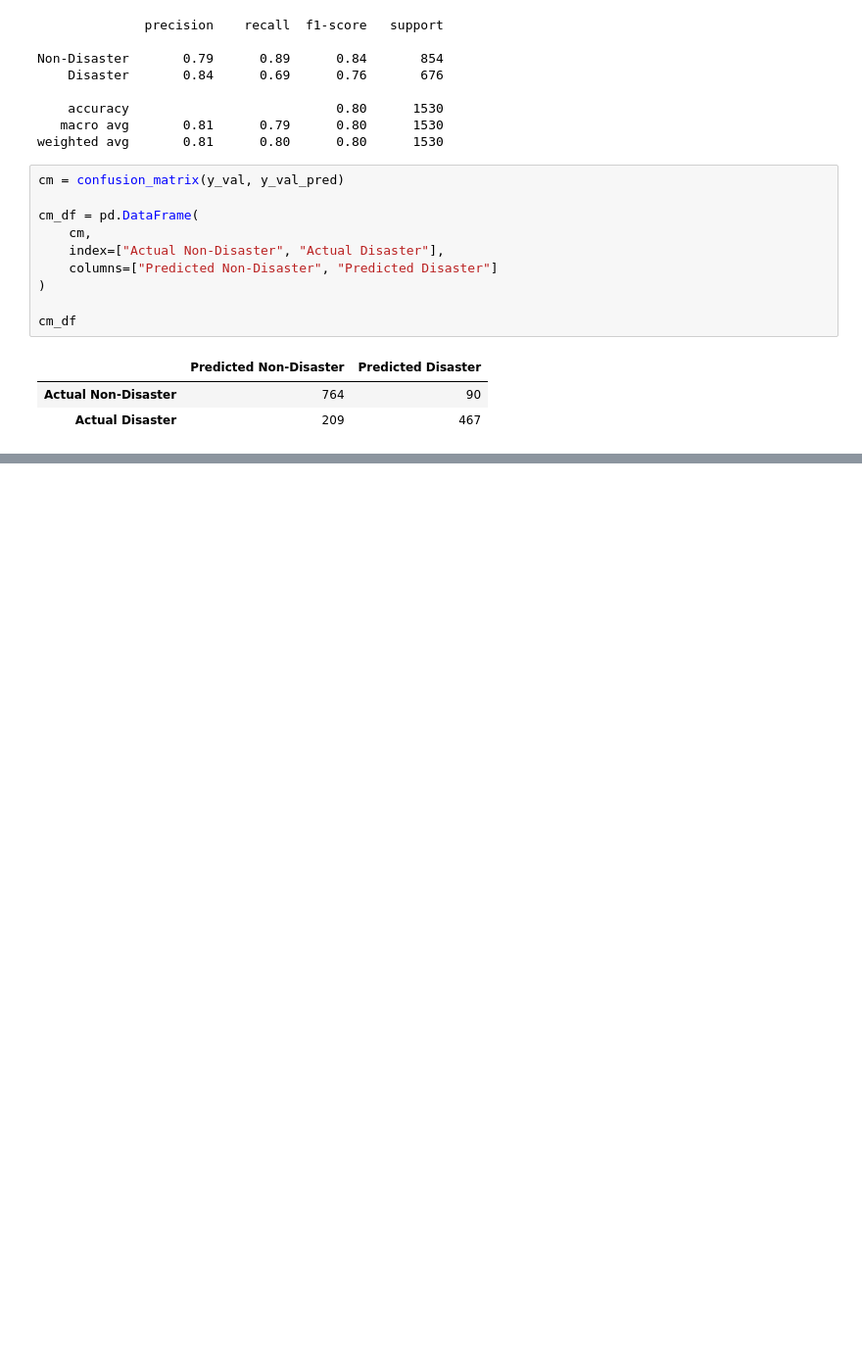
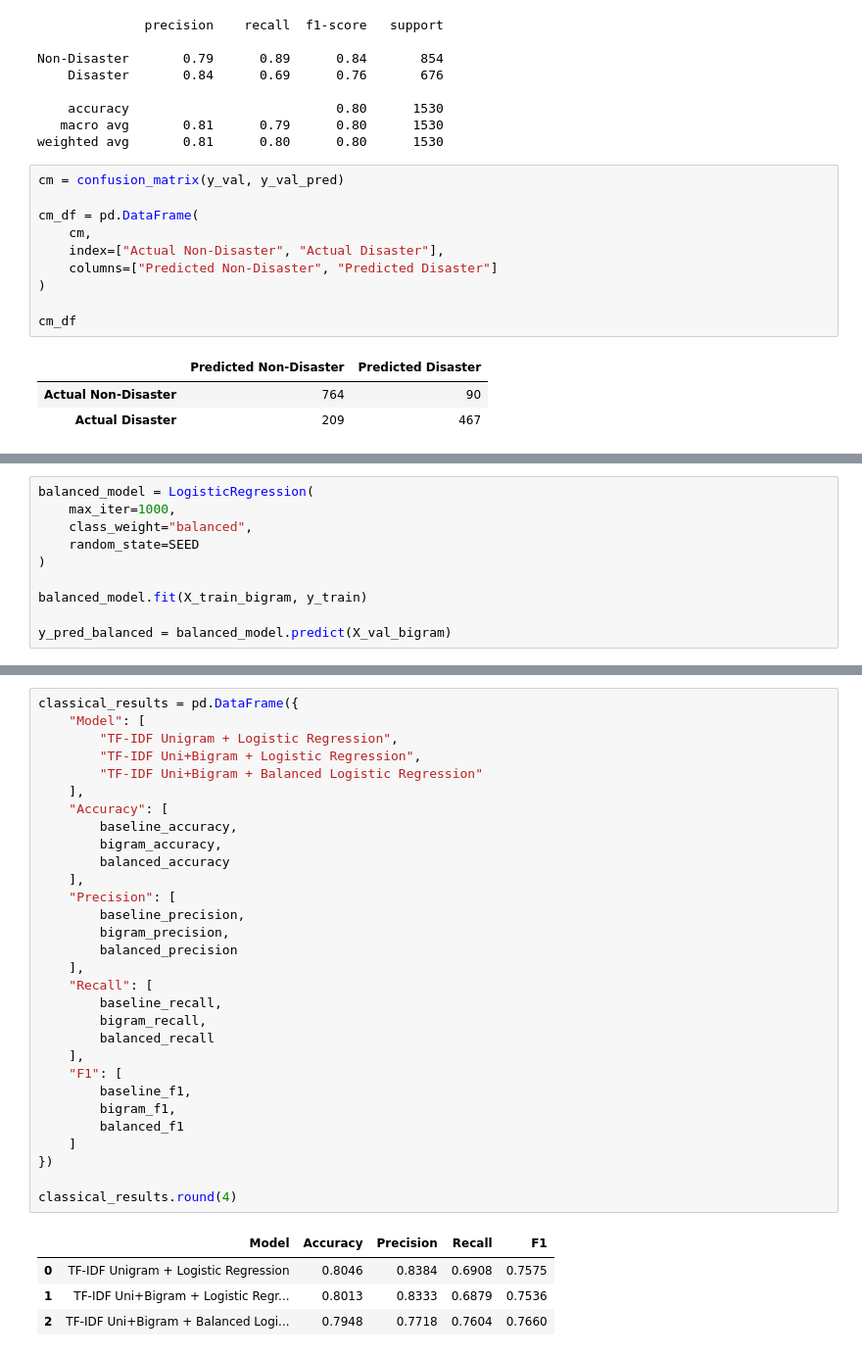
Before and after one commit to Kaviya-Balamurugan/disaster-tweets-nlp, a Jupyter notebook: notebooks/disaster_tweets_analysis.ipynb, the cells around one changed output, grey strips where cells are left out. Shown at 98% size. Saved outputs shown, nothing was run; the diff lists cells and outputs as text; blank space fills up the shorter version.

```diff
--- a/notebooks/disaster_tweets_analysis.ipynb
+++ b/notebooks/disaster_tweets_analysis.ipynb
@@ -448,0 +489,10 @@ cm_df
+# %%
+balanced_model = LogisticRegression(
+    max_iter=1000,
+    class_weight="balanced",
+    random_state=SEED
+)
+
+balanced_model.fit(X_train_bigram, y_train)
+
+y_pred_balanced = balanced_model.predict(X_val_bigram)
@@ -448,0 +514,35 @@ cm_df
+# %%
+classical_results = pd.DataFrame({
+    "Model": [
+        "TF-IDF Unigram + Logistic Regression",
+        "TF-IDF Uni+Bigram + Logistic Regression",
+        "TF-IDF Uni+Bigram + Balanced Logistic Regression"
+    ],
+    "Accuracy": [
+        baseline_accuracy,
+        bigram_accuracy,
+        balanced_accuracy
+    ],
+    "Precision": [
+        baseline_precision,
+        bigram_precision,
+        balanced_precision
+    ],
+    "Recall": [
+        baseline_recall,
+        bigram_recall,
+        balanced_recall
+    ],
+    "F1": [
+        baseline_f1,
+        bigram_f1,
+        balanced_f1
+    ]
+})
+
+classical_results.round(4)
+# %% [output]
+|  | Model | Accuracy | Precision | Recall | F1 |
+| 0 | TF-IDF Unigram + Logistic Regression | 0.8046 | 0.8384 | 0.6908 | 0.7575 |
+| 1 | TF-IDF Uni+Bigram + Logistic Regr... | 0.8013 | 0.8333 | 0.6879 | 0.7536 |
+| 2 | TF-IDF Uni+Bigram + Balanced Logi... | 0.7948 | 0.7718 | 0.7604 | 0.7660 |
```
Also changed, not shown: parts of 7 cells of this notebook.
